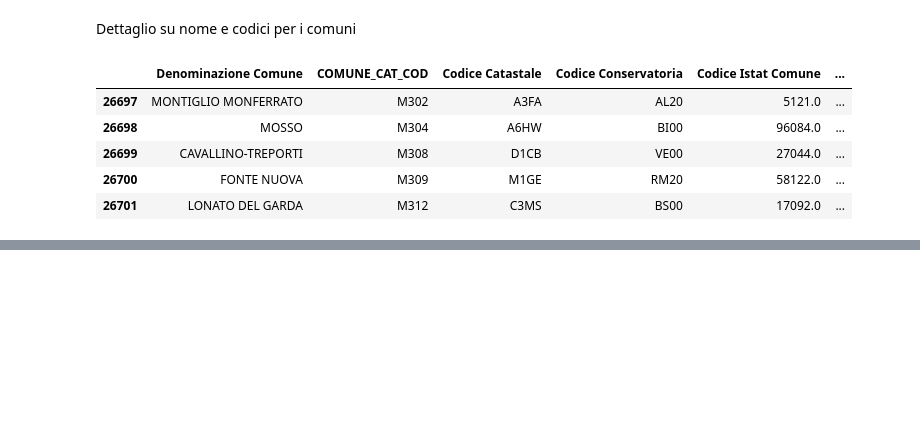
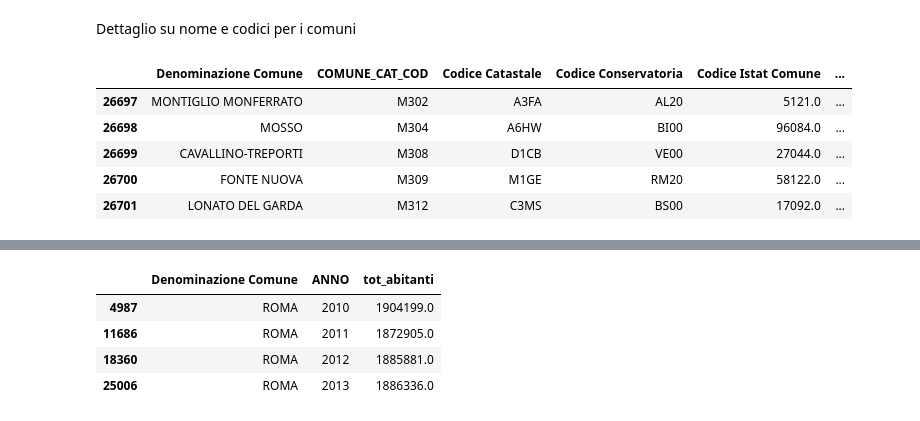
Before and after one commit to teamdigitale/daf-data-science, a Jupyter notebook: opencivitas/data-preparation-fabio.ipynb, the cells around one changed output, grey strips where cells are left out. Drawn from its saved outputs; the diff is of its cells as text; code cells hidden in the pictures; blank space fills up the shorter version.

```diff
--- a/opencivitas/data-preparation-fabio.ipynb
+++ b/opencivitas/data-preparation-fabio.ipynb
@@ -328,6 +328,30 @@ frequency_cols = [c for c in df_final.columns if 'Frequenza' in c and 'complessi
+# %%
+frequency_cols = [
+ 'Reddito complessivo da 0 a 10000 euro - Frequenza',
+ 'Reddito complessivo da 10000 a 15000 euro - Frequenza',
+ 'Reddito complessivo da 15000 a 26000 euro - Frequenza',
+ 'Reddito complessivo da 26000 a 55000 euro - Frequenza',
+ 'Reddito complessivo da 55000 a 75000 euro - Frequenza',
+ 'Reddito complessivo da 75000 a 120000 euro - Frequenza',
+ 'Reddito complessivo minore o uguale a zero euro - Frequenza',
+ 'Reddito complessivo oltre 120000 euro - Frequenza',
+]
 # %%
 tot_citizens = df_final[frequency_cols].sum(axis=1)
+# %%
+df_final= df_final.drop('tot_abitanti', axis=1)
 # %%
 df_final.insert(df_final.shape[1], 'tot_abitanti', tot_citizens)
+# %%
+df_br = df_final[(df_final['Sigla Provincia_y'] == 'RM')]
+df_br = df_br.dropna(axis=1, how='all')
+# %%
+df_br[['Denominazione Comune', 'ANNO', 'tot_abitanti']][df_br['Denominazione Comune'] == 'ROMA']
+# %% [output]
+|  | Denominazione Comune | ANNO | tot_abitanti |
+| 4987 | ROMA | 2010 | 1904199.0 |
+| 11686 | ROMA | 2011 | 1872905.0 |
+| 18360 | ROMA | 2012 | 1885881.0 |
+| 25006 | ROMA | 2013 | 1886336.0 |
 # %%
 df_final.to_csv('./data/opencivitas-spesa-storica+dati-irpef.csv',index=False)
```
Also changed, not shown: parts of 3 cells of this notebook, 1 other file.
